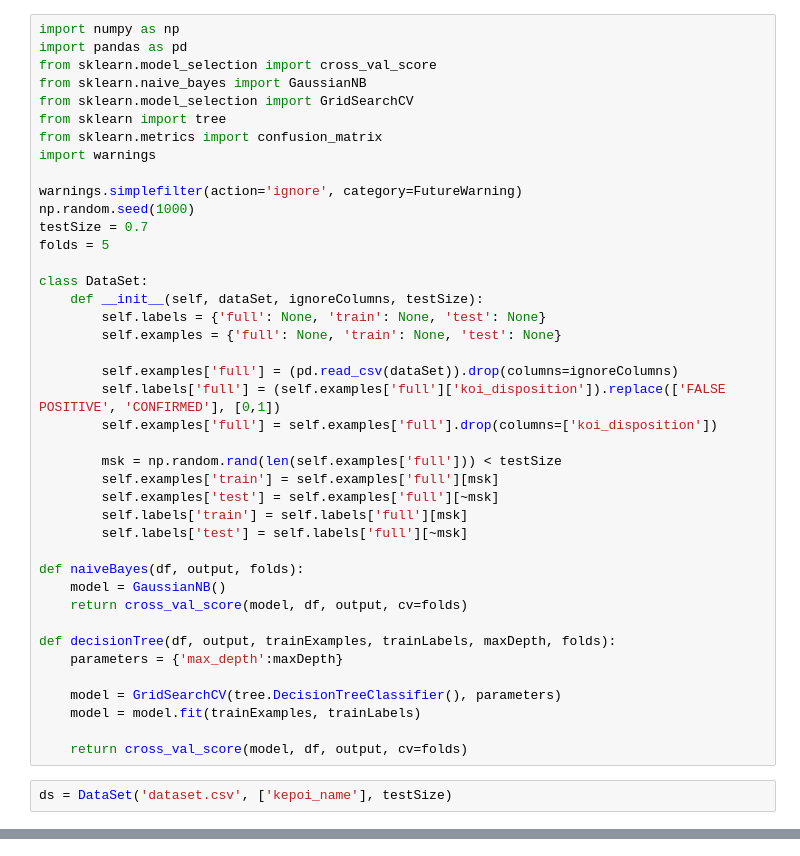
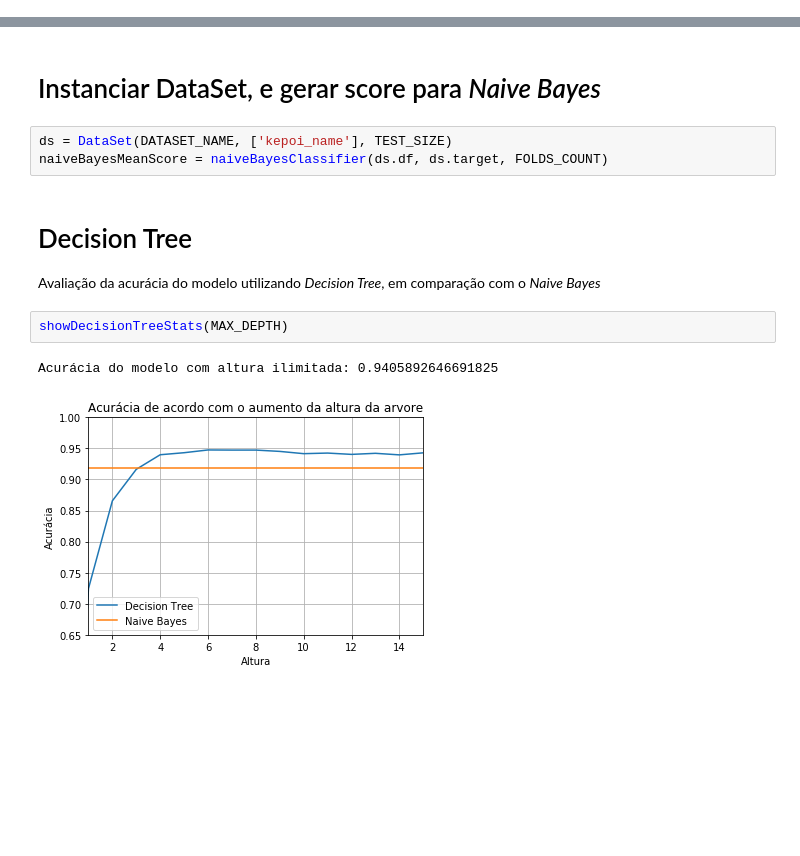
Before and after one commit to rafaatsouza/ufmg-undergrad-works, a Jupyter notebook: main.ipynb, the cells around one changed output, grey strips where cells are left out. Saved outputs shown, nothing was run; the diff lists cells and outputs as text; blank space fills up the shorter version.

Commit message:
Adds Random Forest analysis; Adds KNN graph; Organize data

```diff
--- a/main.ipynb
+++ b/main.ipynb
@@ -1,43 +0,0 @@
-# %%
-import numpy as np
-import pandas as pd
-from sklearn.model_selection import cross_val_score
-from sklearn.naive_bayes import GaussianNB
-from sklearn.model_selection import GridSearchCV
-from sklearn import tree
-from sklearn.metrics import confusion_matrix
-import warnings
-
-warnings.simplefilter(action='ignore', category=FutureWarning)
-np.random.seed(1000)
-testSize = 0.7
-folds = 5
-
-class DataSet:
-    def __init__(self, dataSet, ignoreColumns, testSize):
-        self.labels = {'full': None, 'train': None, 'test': None}
-        self.examples = {'full': None, 'train': None, 'test': None}
-
-        self.examples['full'] = (pd.read_csv(dataSet)).drop(columns=ignoreColumns)
-        self.labels['full'] = (self.examples['full']['koi_disposition']).replace(['FALSE POSITIVE', 'CONFIRMED'], [0,1])
-        self.examples['full'] = self.examples['full'].drop(columns=['koi_disposition'])
-
-        msk = np.random.rand(len(self.examples['full'])) < testSize
-        self.examples['train'] = self.examples['full'][msk]
-        self.examples['test'] = self.examples['full'][~msk]
-        self.labels['train'] = self.labels['full'][msk]
-        self.labels['test'] = self.labels['full'][~msk]
-
-def naiveBayes(df, output, folds):
-    model = GaussianNB()
-    return cross_val_score(model, df, output, cv=folds)
-
-def decisionTree(df, output, trainExamples, trainLabels, maxDepth, folds):
-    parameters = {'max_depth':maxDepth}
-
-    model = GridSearchCV(tree.DecisionTreeClassifier(), parameters)
-    model = model.fit(trainExamples, trainLabels)
-
-    return cross_val_score(model, df, output, cv=folds)
-# %%
-ds = DataSet('dataset.csv', ['kepoi_name'], testSize)
@@ -48,0 +170,13 @@ array([0.75600384, 0.74639769, 0.82420749, 0.86923077, 0.82098171])
+# %% [markdown]
+# Instanciar DataSet, e gerar score para _Naive Bayes_
+# %%
+ds = DataSet(DATASET_NAME, ['kepoi_name'], TEST_SIZE)
+naiveBayesMeanScore = naiveBayesClassifier(ds.df, ds.target, FOLDS_COUNT)
+# %% [markdown]
+# Decision Tree
+Avaliação da acurácia do modelo utilizando _Decision Tree_, em comparação com o _Naive Bayes_
+# %%
+showDecisionTreeStats(MAX_DEPTH)
+# %% [output]
+Acurácia do modelo com altura ilimitada: 0.9405892646691825
+[figure, added]
```
Also changed, not shown: parts of 13 cells of this notebook.
